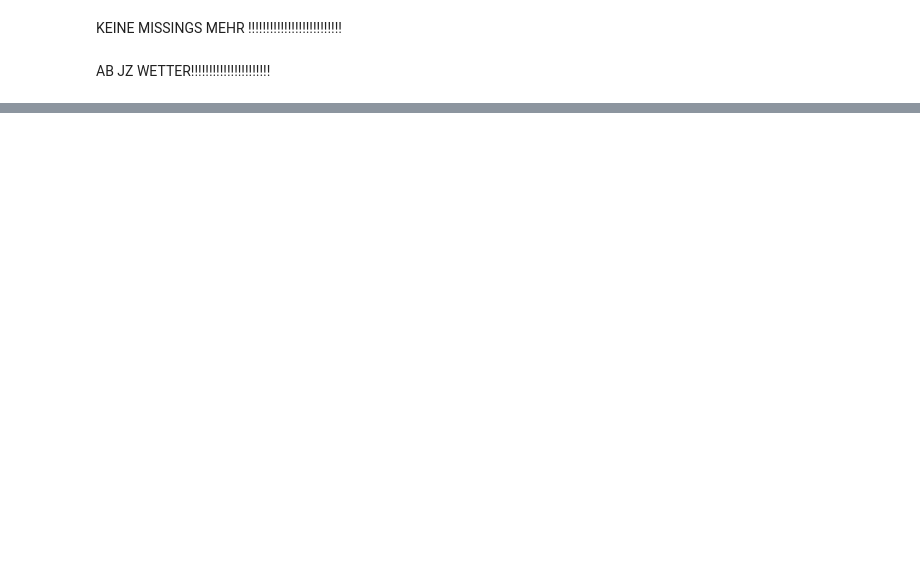
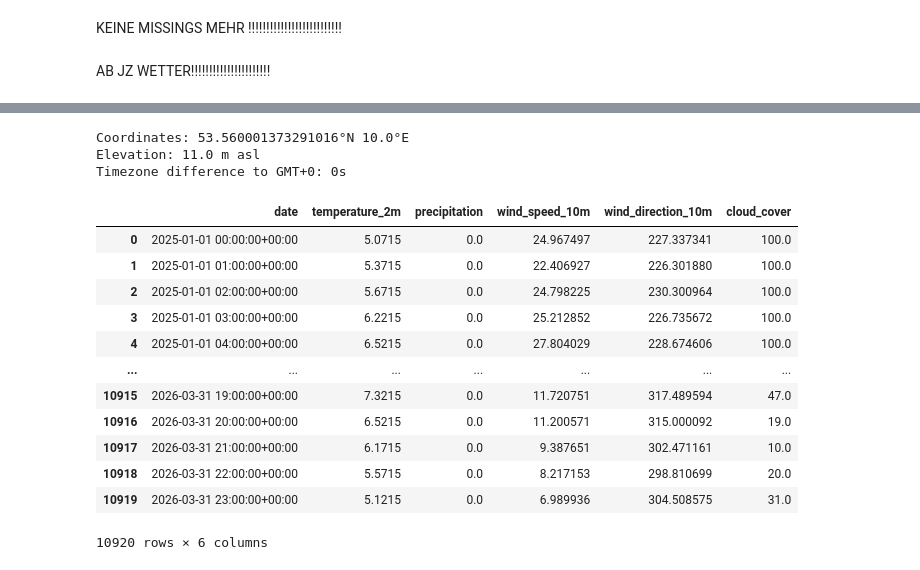
Before and after one commit to janofrank/Merge-Error, a Jupyter notebook: Ado_DE.ipynb, the cells around one changed output, grey strips where cells are left out. Cells and saved outputs as stored; diff of their text form; code cells hidden in the pictures; blank space fills up the shorter version.

```diff
--- a/Ado_DE.ipynb
+++ b/Ado_DE.ipynb
@@ -259,3 +207,73 @@ Name: time, dtype: datetime64[ns]
+# %%
+import openmeteo_requests
+
+import pandas as pd
+import requests_cache
+from retry_requests import retry
+
+# Setup the Open-Meteo API client with cache and retry on error
+cache_session = requests_cache.CachedSession('.cache', expire_after = 3600)
+retry_session = retry(cache_session, retries = 5, backoff_factor = 0.2)
+openmeteo = openmeteo_requests.Client(session = retry_session)
+
+# Make sure all required weather variables are listed here
+# The order of variables in hourly or daily is important to assign them correctly below
+url = "https://historical-forecast-api.open-meteo.com/v1/forecast"
+params = {
+	"latitude": 53.5507,
+	"longitude": 9.993,
+	"start_date": "2025-01-01",
+	"end_date": "2026-03-31",
+	"hourly": ["temperature_2m", "precipitation", "wind_speed_10m", "wind_direction_10m", "cloud_cover"],
+}
+responses = openmeteo.weather_api(url, params = params)
+
+# Process first location. Add a for-loop for multiple locations or weather models
+response = responses[0]
+print(f"Coordinates: {response.Latitude()}°N {response.Longitude()}°E")
+print(f"Elevation: {response.Elevation()} m asl")
+print(f"Timezone difference to GMT+0: {response.UtcOffsetSeconds()}s")
+
+# Process hourly data. The order of variables needs to be the same as requested.
+hourly = response.Hourly()
+hourly_temperature_2m = hourly.Variables(0).ValuesAsNumpy()
+hourly_precipitation = hourly.Variables(1).ValuesAsNumpy()
+hourly_wind_speed_10m = hourly.Variables(2).ValuesAsNumpy()
+hourly_wind_direction_10m = hourly.Variables(3).ValuesAsNumpy()
+hourly_cloud_cover = hourly.Variables(4).ValuesAsNumpy()
+
+hourly_data = {"date": pd.date_range(
+	start = pd.to_datetime(hourly.Time(), unit = "s", utc = True),
+	end =  pd.to_datetime(hourly.TimeEnd(), unit = "s", utc = True),
+	freq = pd.Timedelta(seconds = hourly.Interval()),
+	inclusive = "left"
+)}
+
+hourly_data["temperature_2m"] = hourly_temperature_2m
+hourly_data["precipitation"] = hourly_precipitation
+hourly_data["wind_speed_10m"] = hourly_wind_speed_10m
+hourly_data["wind_direction_10m"] = hourly_wind_direction_10m
+hourly_data["cloud_cover"] = hourly_cloud_cover
+
+data_weather = pd.DataFrame(data = hourly_data)
+data_weather
+# %% [output]
+Coordinates: 53.560001373291016°N 10.0°E
+Elevation: 11.0 m asl
+Timezone difference to GMT+0: 0s
+|  | date | temperature_2m | precipitation | wind_speed_10m | wind_direction_10m | cloud_cover |
+| 0 | 2025-01-01 00:00:00+00:00 | 5.0715 | 0.0 | 24.967497 | 227.337341 | 100.0 |
+| 1 | 2025-01-01 01:00:00+00:00 | 5.3715 | 0.0 | 22.406927 | 226.301880 | 100.0 |
+| 2 | 2025-01-01 02:00:00+00:00 | 5.6715 | 0.0 | 24.798225 | 230.300964 | 100.0 |
+| 3 | 2025-01-01 03:00:00+00:00 | 6.2215 | 0.0 | 25.212852 | 226.735672 | 100.0 |
+| 4 | 2025-01-01 04:00:00+00:00 | 6.5215 | 0.0 | 27.804029 | 228.674606 | 100.0 |
+| ... | ... | ... | ... | ... | ... | ... |
+| 10915 | 2026-03-31 19:00:00+00:00 | 7.3215 | 0.0 | 11.720751 | 317.489594 | 47.0 |
+| 10916 | 2026-03-31 20:00:00+00:00 | 6.5215 | 0.0 | 11.200571 | 315.000092 | 19.0 |
+| 10917 | 2026-03-31 21:00:00+00:00 | 6.1715 | 0.0 | 9.387651 | 302.471161 | 10.0 |
+| 10918 | 2026-03-31 22:00:00+00:00 | 5.5715 | 0.0 | 8.217153 | 298.810699 | 20.0 |
+| 10919 | 2026-03-31 23:00:00+00:00 | 5.1215 | 0.0 | 6.989936 | 304.508575 | 31.0 |
+10920 rows × 6 columns
 # %%
 # 1. Sicherstellen, dass beide Zeitspalten im Datetime-Format vorliegen
 df_reefer['eventtime'] = pd.to_datetime(df_reefer['eventtime'])
```
Also changed, not shown: parts of 10 cells of this notebook, 1 other file.
